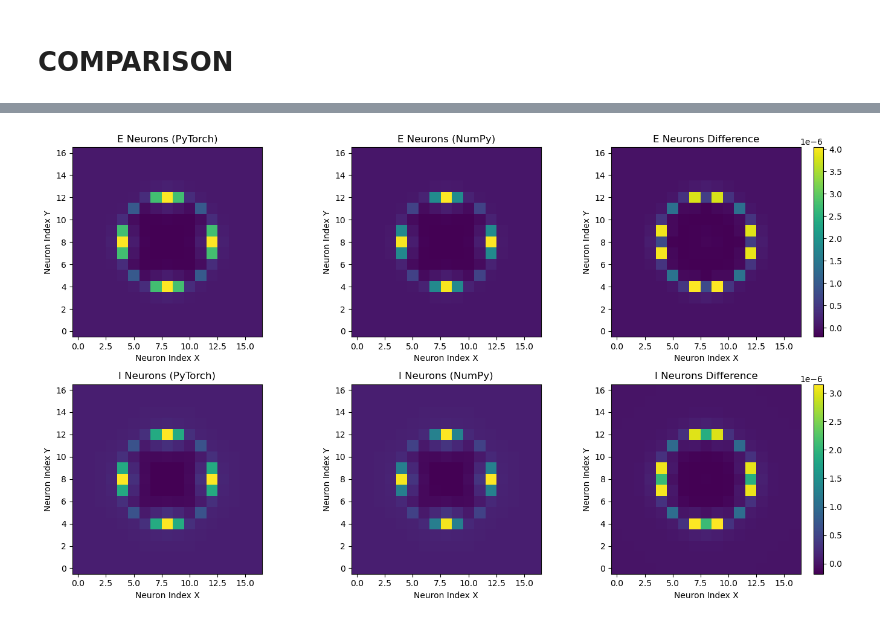
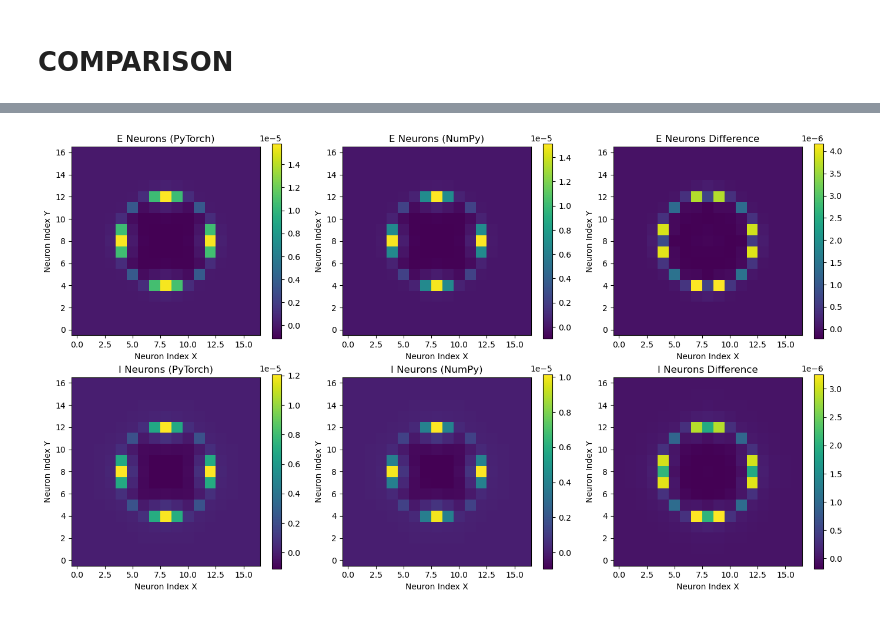
Before and after one commit to NandiniShiralkar/IIB-Project, a Jupyter notebook: SSN/main.ipynb, the cells around one changed output, grey strips where cells are left out. Saved outputs shown, nothing was run; the diff lists cells and outputs as text; code cells hidden in the pictures.

```diff
--- a/SSN/main.ipynb
+++ b/SSN/main.ipynb
@@ -281,36 +412,36 @@ plt.show()
 # %%
 # Calculate differences
 E_diff = E_map - E_map_numpy
 I_diff = I_map - I_map_numpy
 
 # Function to plot a map
 def plot_map(data, title, ax, add_colorbar=False):
     im = ax.imshow(data, cmap='viridis')
     ax.set_title(title)
     ax.set_xlabel("Neuron Index X")
     ax.set_ylabel("Neuron Index Y")
     ax.invert_yaxis()
     if add_colorbar:
         plt.colorbar(im, ax=ax)
     return im
 
 # Plotting
 fig, axes = plt.subplots(nrows=2, ncols=3, figsize=(14, 8))
 
 # E neurons
-plot_map(E_map, "E Neurons (PyTorch)", axes[0, 0])
-plot_map(E_map_numpy, "E Neurons (NumPy)", axes[0, 1])
+plot_map(E_map, "E Neurons (PyTorch)", axes[0, 0], add_colorbar=True)
+plot_map(E_map_numpy, "E Neurons (NumPy)", axes[0, 1], add_colorbar=True)
 plot_map(E_diff, "E Neurons Difference", axes[0, 2], add_colorbar=True)
 
 # I neurons
-plot_map(I_map, "I Neurons (PyTorch)", axes[1, 0])
-plot_map(I_map_numpy, "I Neurons (NumPy)", axes[1, 1])
+plot_map(I_map, "I Neurons (PyTorch)", axes[1, 0], add_colorbar=True)
+plot_map(I_map_numpy, "I Neurons (NumPy)", axes[1, 1], add_colorbar=True)
 plot_map(I_diff, "I Neurons Difference", axes[1, 2], add_colorbar=True)
 
 plt.tight_layout()
 plt.show()
 # %% [output]
-[figure, old version]
+[figure, new version]
 # %%
 plt.figure(figsize=(14, 6))
 
```
Also changed, not shown: parts of 10 cells of this notebook, 11 other files.
